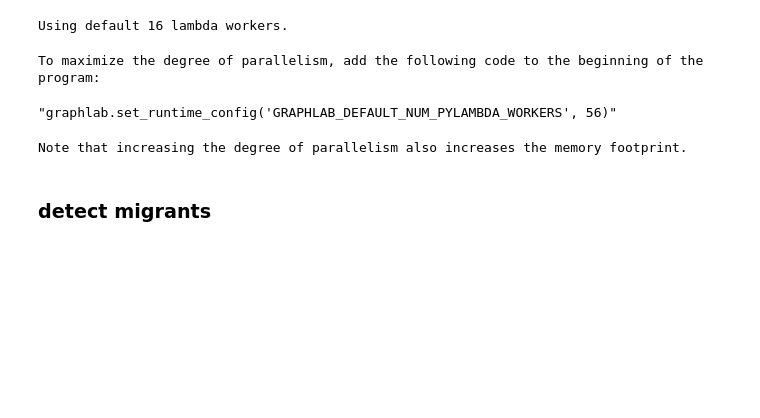
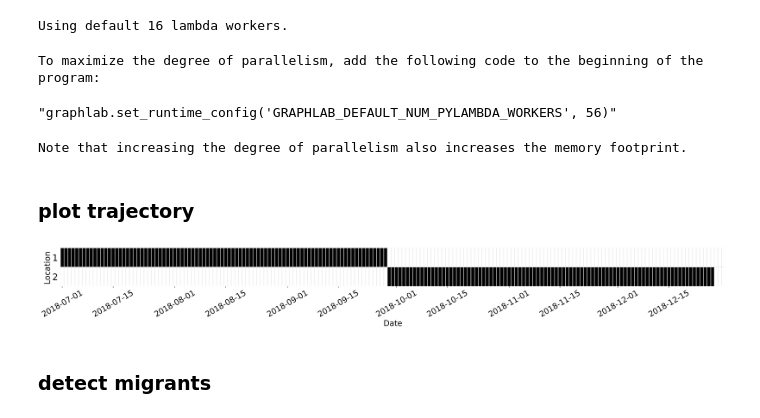
Before and after one commit to g-chi/migration_detector, a Jupyter notebook: demo.ipynb, the cells around one changed output. Drawn from its saved outputs; the diff is of its cells as text; code cells hidden in the pictures; blank space fills up the shorter version.

```diff
--- a/demo.ipynb
+++ b/demo.ipynb
@@ -11,6 +11,12 @@ Using default 16 lambda workers.
 To maximize the degree of parallelism, add the following code to the beginning of the program:
 "graphlab.set_runtime_config('GRAPHLAB_DEFAULT_NUM_PYLAMBDA_WORKERS', 56)"
 Note that increasing the degree of parallelism also increases the memory footprint.
+# %% [markdown]
+### plot trajectory
+# %%
+traj.plot_trajectory(user_id='1', start_date='20180701')
+# %% [output]
+[figure, added]
 # %% [markdown]
 ### detect migrants
 # %%
```
Also changed, not shown: parts of 6 cells of this notebook.
